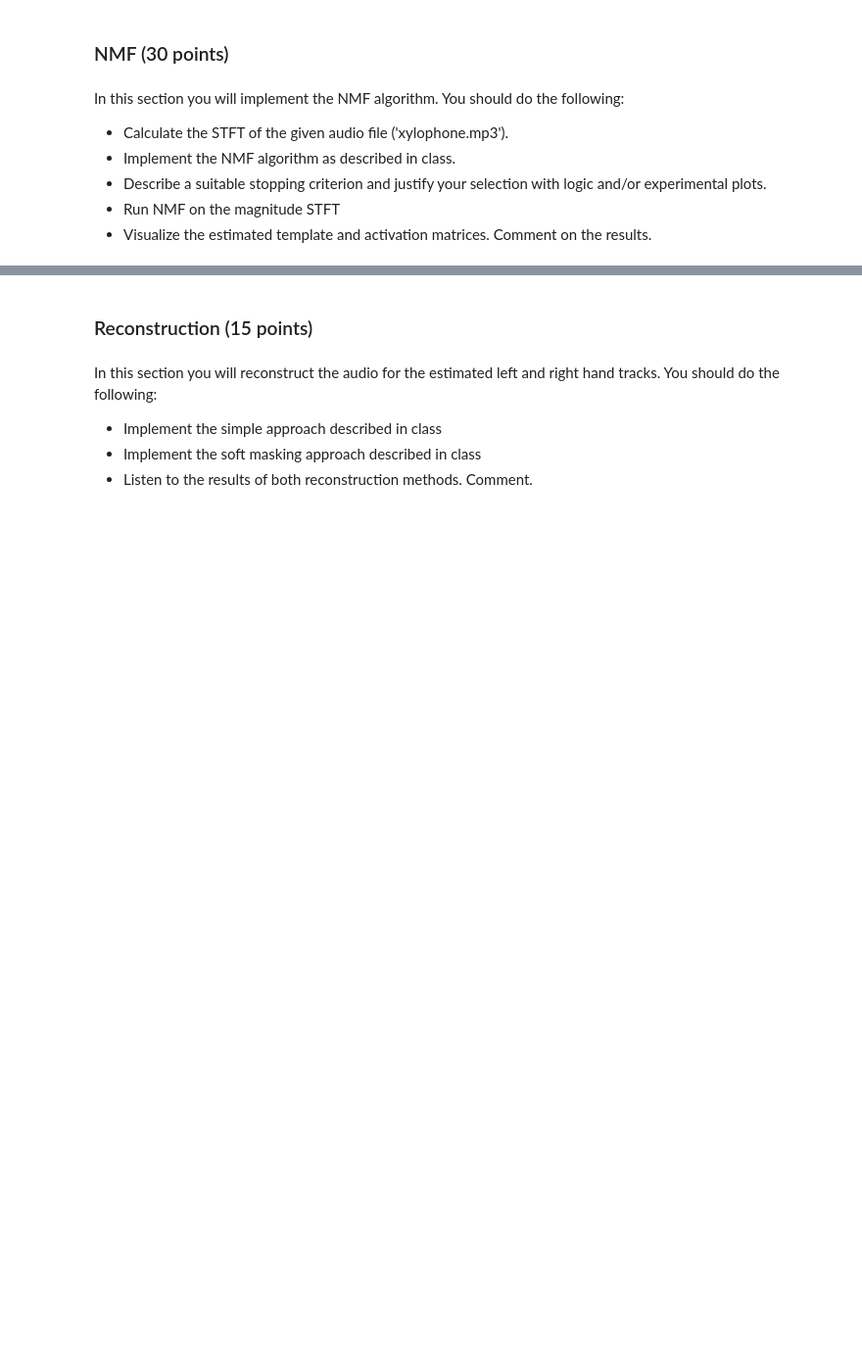
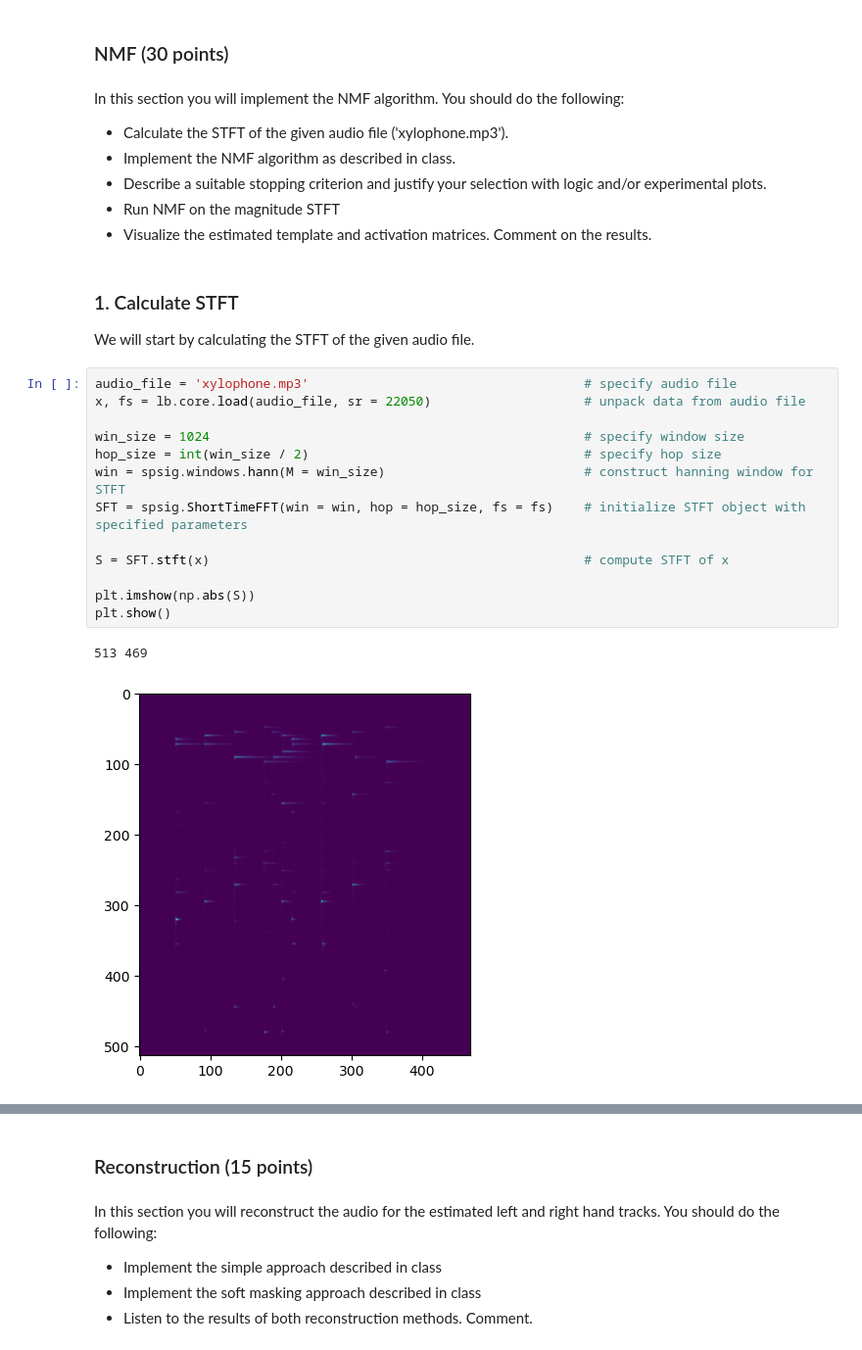
Before and after one commit to rafael-burger/E207-HW8, a Jupyter notebook: hw8.ipynb, the cells around one changed output, grey strips where cells are left out. Shown: that part at 98% size. Saved outputs shown, nothing was run; the diff lists cells and outputs as text; blank space fills up the shorter version.

```diff
--- a/hw8.ipynb
+++ b/hw8.ipynb
@@ -31,3 +32,22 @@ In this section you will implement the NMF algorithm.  You should do the followi
 - Describe a suitable stopping criterion and justify your selection with logic and/or experimental plots.
 - Run NMF on the magnitude STFT
 - Visualize the estimated template and activation matrices.  Comment on the results.
+# %% [markdown]
+### 1. Calculate STFT
+We will start by calculating the STFT of the given audio file.
+# %%
+audio_file = 'xylophone.mp3'                                    # specify audio file
+x, fs = lb.core.load(audio_file, sr = 22050)                    # unpack data from audio file
+
+win_size = 1024                                                 # specify window size
+hop_size = int(win_size / 2)                                    # specify hop size
+win = spsig.windows.hann(M = win_size)                          # construct hanning window for STFT
+SFT = spsig.ShortTimeFFT(win = win, hop = hop_size, fs = fs)    # initialize STFT object with specified parameters
+
+S = SFT.stft(x)                                                 # compute STFT of x
+
+plt.imshow(np.abs(S))
+plt.show()
+# %% [output]
+513 469
+[figure, added]
```
Also changed, not shown: parts of 6 cells of this notebook.
